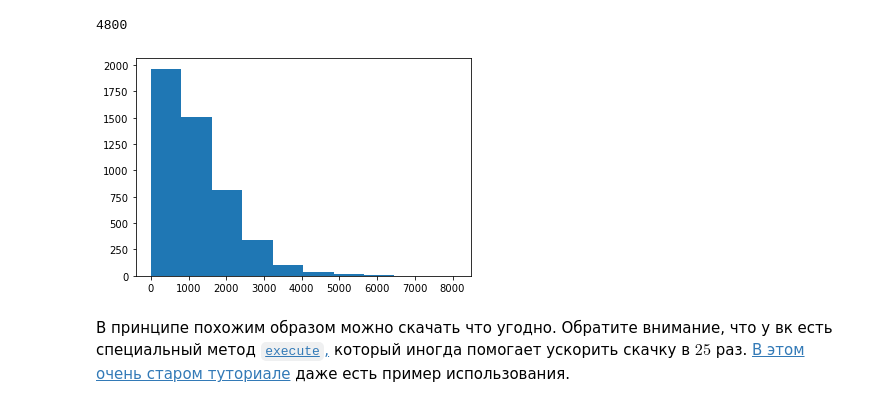
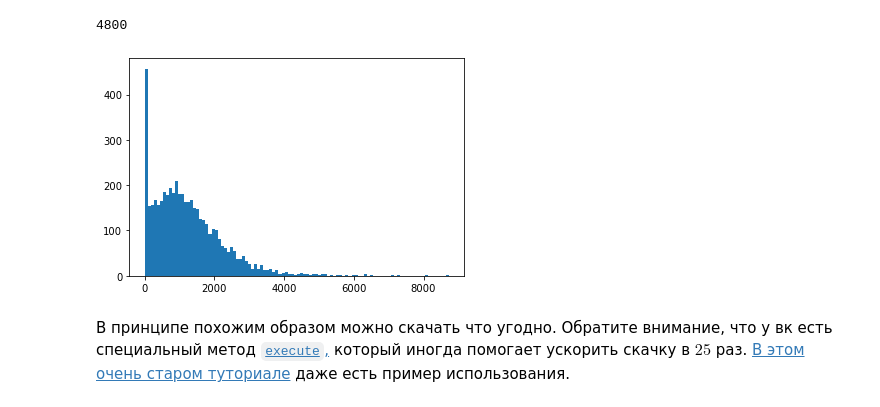
Before and after one commit to pileyan/DPO_Python_22_23, a Jupyter notebook: lect09_Beautiful_soup2/sem08_parsing_full.ipynb, the cells around one changed output. Drawn from its saved outputs; the diff is of its cells as text; code cells hidden in the pictures.

```diff
--- a/lect09_Beautiful_soup2/sem08_parsing_full.ipynb
+++ b/lect09_Beautiful_soup2/sem08_parsing_full.ipynb
@@ -472,8 +472,9 @@ requests.get(f'https://api.vk.com/method/users.get?user_id=153433657&v={version}
 # %%
 method = 'users.get'
 parameters = 'user_ids=153433657'
+fields = 'city,photo_id'
 
-url = 'https://api.vk.com/method/' + method + '?' + parameters + '&v=' + version + '&access_token=' + token
+url = 'https://api.vk.com/method/' + method + '?' + parameters + '&v=' + version + '&access_token=' + token + '&fields=' + fields
 
 response = requests.get(url)
 response.json()
@@ -506,7 +509,7 @@ def vk_download(method, parameters):
 # %%
 group_id = '-139105204'  # взяли из ссылки на группу
 # %%
-wall = vk_download('wall.get', 'owner_id={}&count=100'.format(group_id))
+wall = vk_download('wall.get', 'owner_id={}&count=500'.format(group_id))
 wall = wall['response']
 # %%
 wall['items'][5]
@@ -658,9 +668,9 @@ len(likes)
 # %%
 import matplotlib.pyplot as plt
 
-plt.hist(likes);
+plt.hist(likes, bins = 100);
 # %% [output]
-[figure, old version]
+[figure, new version]
 # %% [markdown]
 В принципе похожим образом можно скачать что угодно. Обратите внимание, что у вк есть специальный метод [`execute`,](https://vk.com/dev/execute) который иногда помогает ускорить скачку в $25$ раз. [В этом очень старом туториале](https://github.com/DmitrySerg/OpenData/blob/master/RussianElections2018/Part_1_Parsing_VK.ipynb) даже есть пример использования.
 # %% [markdown]
```
Also changed, not shown: parts of 10 cells of this notebook, 2 other files.
